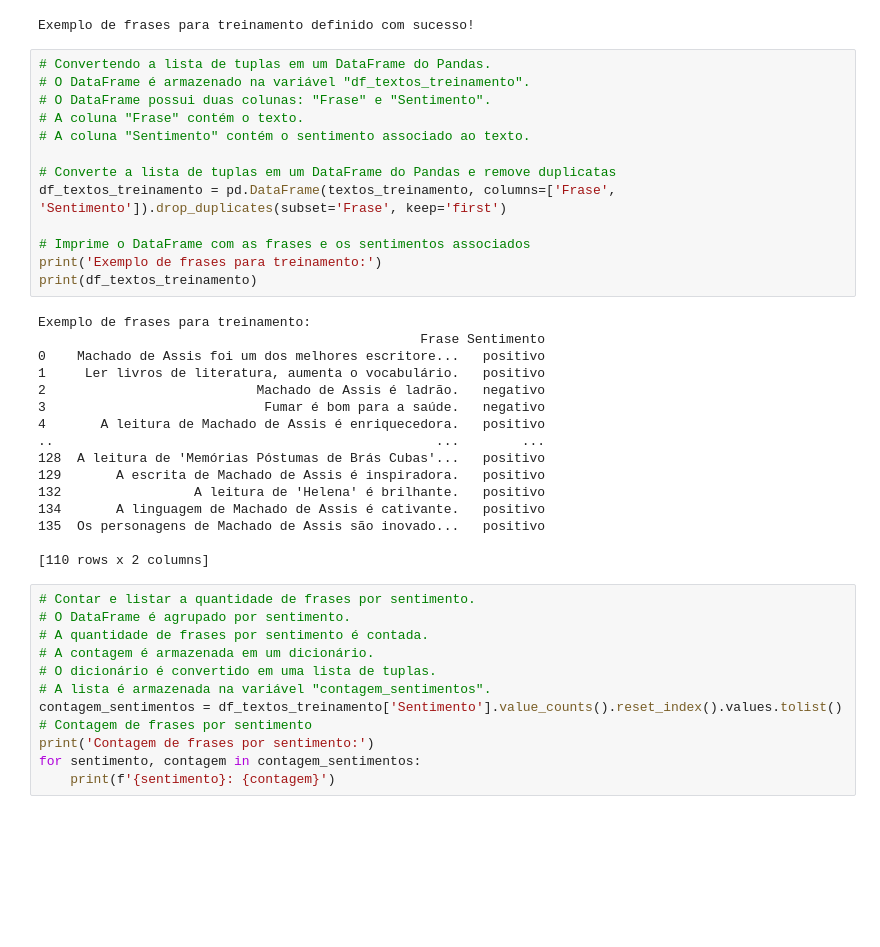
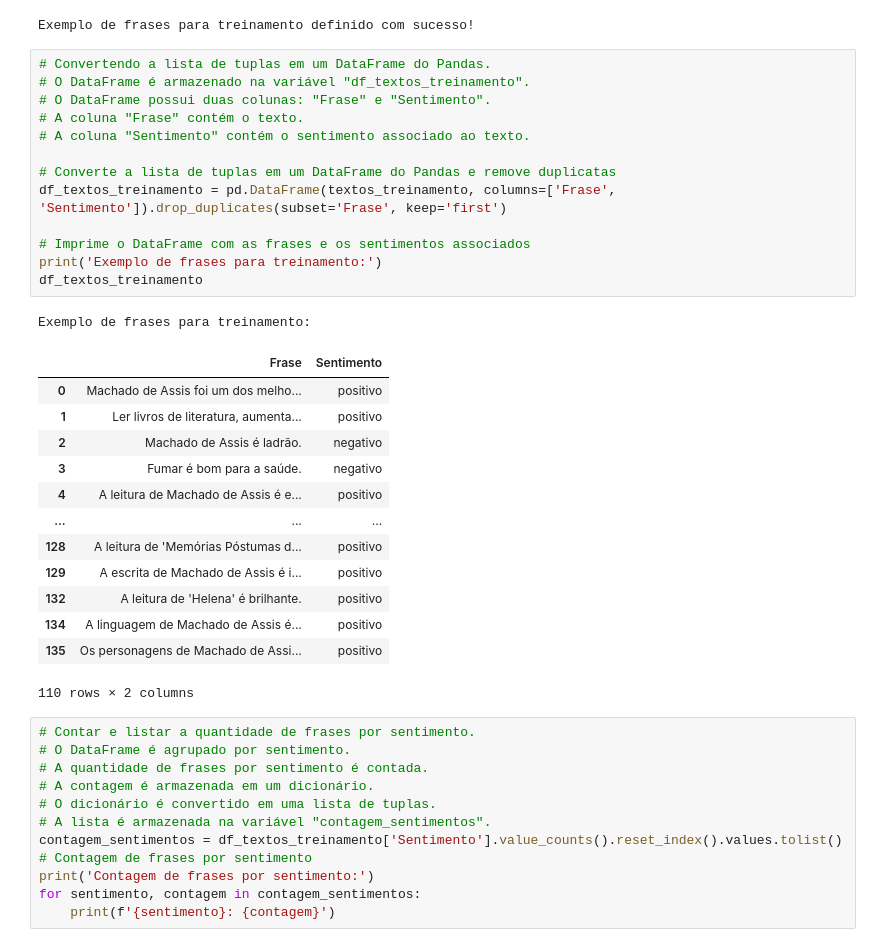
Before and after one commit to DallastaDaniel/Classificador_Textos, a Jupyter notebook: Classificador.ipynb, the cells around one changed output. Cells and saved outputs as stored; diff of their text form; blank space fills up the shorter version.

```diff
--- a/Classificador.ipynb
+++ b/Classificador.ipynb
@@ -411,32 +437,31 @@ Exemplo de frases para treinamento definido com sucesso!
 # %%
 # Convertendo a lista de tuplas em um DataFrame do Pandas.
 # O DataFrame é armazenado na variável "df_textos_treinamento".
 # O DataFrame possui duas colunas: "Frase" e "Sentimento".
 # A coluna "Frase" contém o texto.
 # A coluna "Sentimento" contém o sentimento associado ao texto.
 
 # Converte a lista de tuplas em um DataFrame do Pandas e remove duplicatas
 df_textos_treinamento = pd.DataFrame(textos_treinamento, columns=['Frase', 'Sentimento']).drop_duplicates(subset='Frase', keep='first')
 
 # Imprime o DataFrame com as frases e os sentimentos associados
 print('Exemplo de frases para treinamento:')
-print(df_textos_treinamento)
+df_textos_treinamento
 # %% [output]
 Exemplo de frases para treinamento:
-                                                 Frase Sentimento
-0    Machado de Assis foi um dos melhores escritore...   positivo
-1     Ler livros de literatura, aumenta o vocabulário.   positivo
-2                           Machado de Assis é ladrão.   negativo
-3                            Fumar é bom para a saúde.   negativo
-4       A leitura de Machado de Assis é enriquecedora.   positivo
-..                                                 ...        ...
-128  A leitura de 'Memórias Póstumas de Brás Cubas'...   positivo
-129       A escrita de Machado de Assis é inspiradora.   positivo
-132                 A leitura de 'Helena' é brilhante.   positivo
-134       A linguagem de Machado de Assis é cativante.   positivo
-135  Os personagens de Machado de Assis são inovado...   positivo
-
-[110 rows x 2 columns]
+|  | Frase | Sentimento |
+| 0 | Machado de Assis foi um dos melho... | positivo |
+| 1 | Ler livros de literatura, aumenta... | positivo |
+| 2 | Machado de Assis é ladrão. | negativo |
+| 3 | Fumar é bom para a saúde. | negativo |
+| 4 | A leitura de Machado de Assis é e... | positivo |
+| ... | ... | ... |
+| 128 | A leitura de 'Memórias Póstumas d... | positivo |
+| 129 | A escrita de Machado de Assis é i... | positivo |
+| 132 | A leitura de 'Helena' é brilhante. | positivo |
+| 134 | A linguagem de Machado de Assis é... | positivo |
+| 135 | Os personagens de Machado de Assi... | positivo |
+110 rows × 2 columns
 # %%
 # Contar e listar a quantidade de frases por sentimento.
 # O DataFrame é agrupado por sentimento.
```
Also changed, not shown: parts of 7 cells of this notebook.
